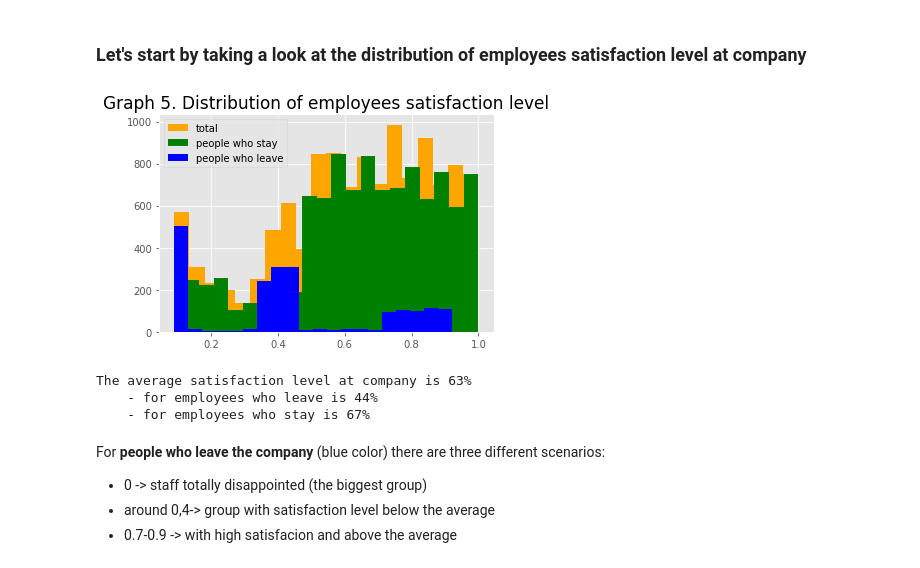
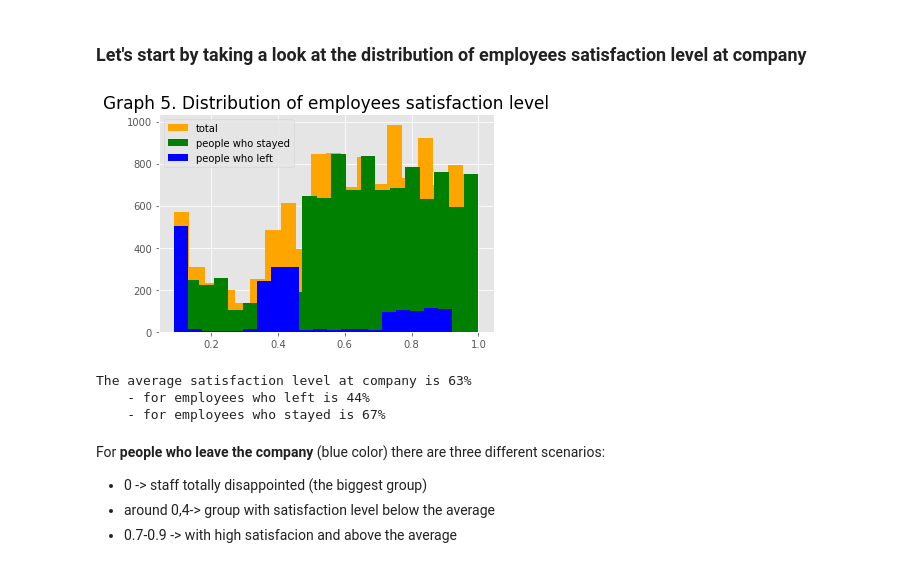
Before and after one commit to MariaGamero/TFM-ReasonsforEmployeeTurnover, a Jupyter notebook: 0.DataScrubbing.ipynb, the cells around one changed output. Cells and saved outputs as stored; diff of their text form; code cells hidden in the pictures.

```diff
--- a/0.DataScrubbing.ipynb
+++ b/0.DataScrubbing.ipynb
@@ -393,20 +386,20 @@ plt.show()
 # %%
 #Graph:
 plt.hist(hr_no_dupl.satisfaction_level,bins=20,color='orange',label='total')
-plt.hist(people_who_stay.satisfaction_level,bins=20,color='green',label='people who stay',) #people who stay
-plt.hist(people_who_leave.satisfaction_level,bins=20,color='blue',label='people who leave') #people who leave
+plt.hist(people_who_stay.satisfaction_level,bins=20,color='green',label='people who stayed',) #people who stay
+plt.hist(people_who_leave.satisfaction_level,bins=20,color='blue',label='people who left') #people who leave
 plt.title("Graph 5. Distribution of employees satisfaction level", fontsize = 17)
 plt.legend()
 plt.show()
 
 print('The average satisfaction level at company is %.f'%(hr_no_dupl.satisfaction_level.mean()*100) + '%')
-print('    - for employees who leave is %.f' %(people_who_leave.satisfaction_level.mean()*100) + '%')
-print('    - for employees who stay is %.f' %(people_who_stay.satisfaction_level.mean()*100) + '%')
+print('    - for employees who left is %.f' %(people_who_leave.satisfaction_level.mean()*100) + '%')
+print('    - for employees who stayed is %.f' %(people_who_stay.satisfaction_level.mean()*100) + '%')
 # %% [output]
-[figure, old version]
+[figure, new version]
 The average satisfaction level at company is 63%
-    - for employees who leave is 44%
-    - for employees who stay is 67%
+    - for employees who left is 44%
+    - for employees who stayed is 67%
 # %% [markdown]
 For __people who leave the company__ (blue color) there are three different scenarios:
 * 0         -> staff totally disappointed (the biggest group)
```
Also changed, not shown: parts of 17 cells of this notebook.
